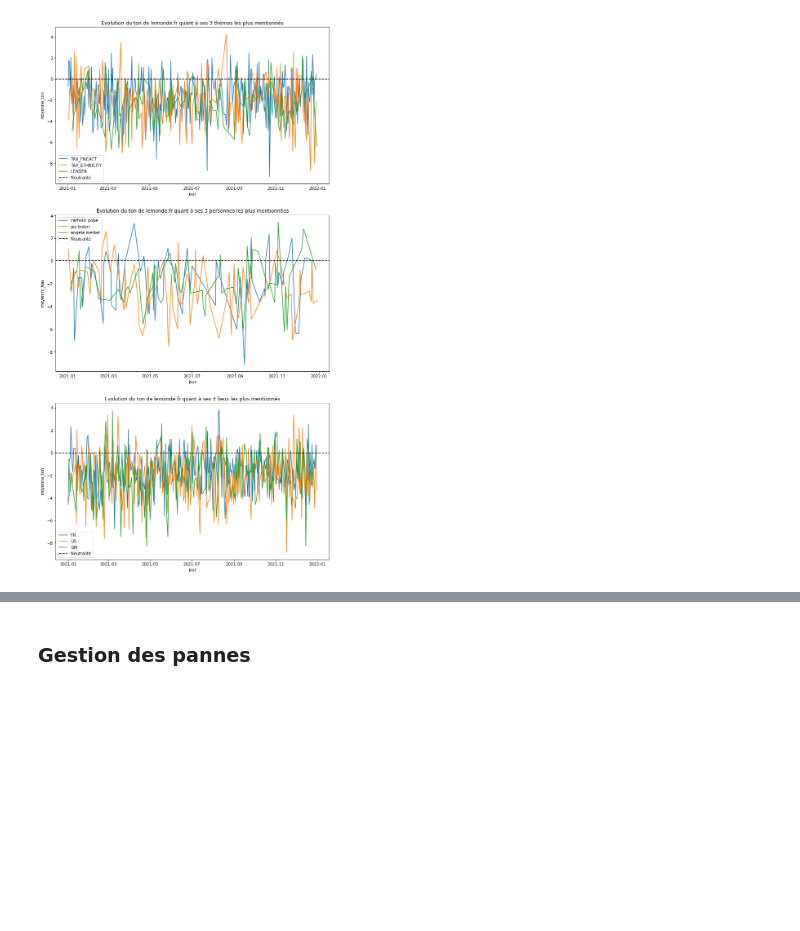
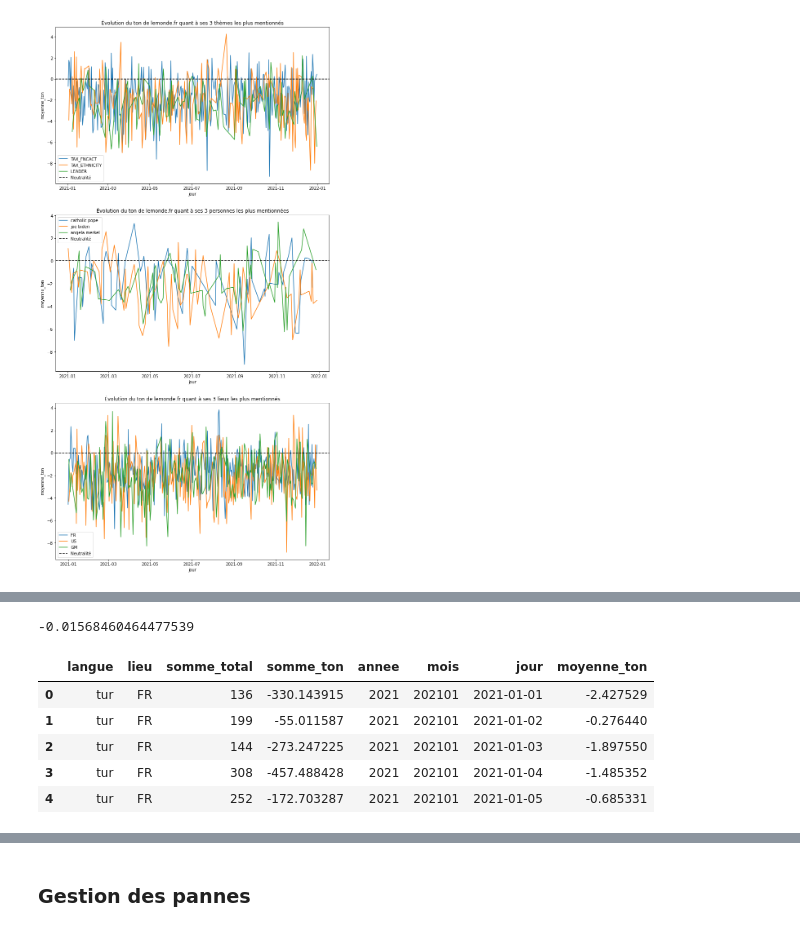
Before and after one commit to pierre-db/SD728_NoSQL-Projet, a Jupyter notebook: rendu/SD728-Projet_NoSQL.ipynb, the cells around one changed output, grey strips where cells are left out. Saved outputs shown, nothing was run; the diff lists cells and outputs as text; code cells hidden in the pictures; blank space fills up the shorter version.

```diff
--- a/rendu/SD728-Projet_NoSQL.ipynb
+++ b/rendu/SD728-Projet_NoSQL.ipynb
@@ -210,17 +241,28 @@ data_d.head()
 # %%
+time0 = time.time()
+
 langue = 'tur'
 lieu = 'FR'
 agregation = 'annee, mois, jour' # 'annee, mois' ou 'annee, mois, jour'
 
-query_d = session.execute(
+query_d_inv = session.execute(
     f"""SELECT langue, lieu, SUM(total) AS somme_total, SUM(somme_ton) AS somme_ton, {agregation}
     FROM table_d
     WHERE langue = '{langue}' AND lieu = '{lieu}'
     GROUP BY {agregation};""")
-data_d_inv = pd.DataFrame(query_d)
+data_d_inv = pd.DataFrame(query_d_inv)
 data_d_inv['moyenne_ton'] = data_d_inv['somme_ton'] / data_d_inv['somme_total']
 data_d_inv["jour"] = pd.to_datetime(data_d_inv["jour"], format="%Y%m%d")
+print(time0 - time.time())
 data_d_inv.head()
+# %% [output]
+-0.01568460464477539
+|  | langue | lieu | somme_total | somme_ton | annee | mois | jour | moyenne_ton |
+| 0 | tur | FR | 136 | -330.143915 | 2021 | 202101 | 2021-01-01 | -2.427529 |
+| 1 | tur | FR | 199 | -55.011587 | 2021 | 202101 | 2021-01-02 | -0.276440 |
+| 2 | tur | FR | 144 | -273.247225 | 2021 | 202101 | 2021-01-03 | -1.897550 |
+| 3 | tur | FR | 308 | -457.488428 | 2021 | 202101 | 2021-01-04 | -1.485352 |
+| 4 | tur | FR | 252 | -172.703287 | 2021 | 202101 | 2021-01-05 | -0.685331 |
 # %%
 plt.figure(figsize=(15,8))
 sns.lineplot(data=data_d, x="jour", y="moyenne_ton", label="France parlant de la Turquie")
```
Also changed, not shown: parts of 29 cells of this notebook.
